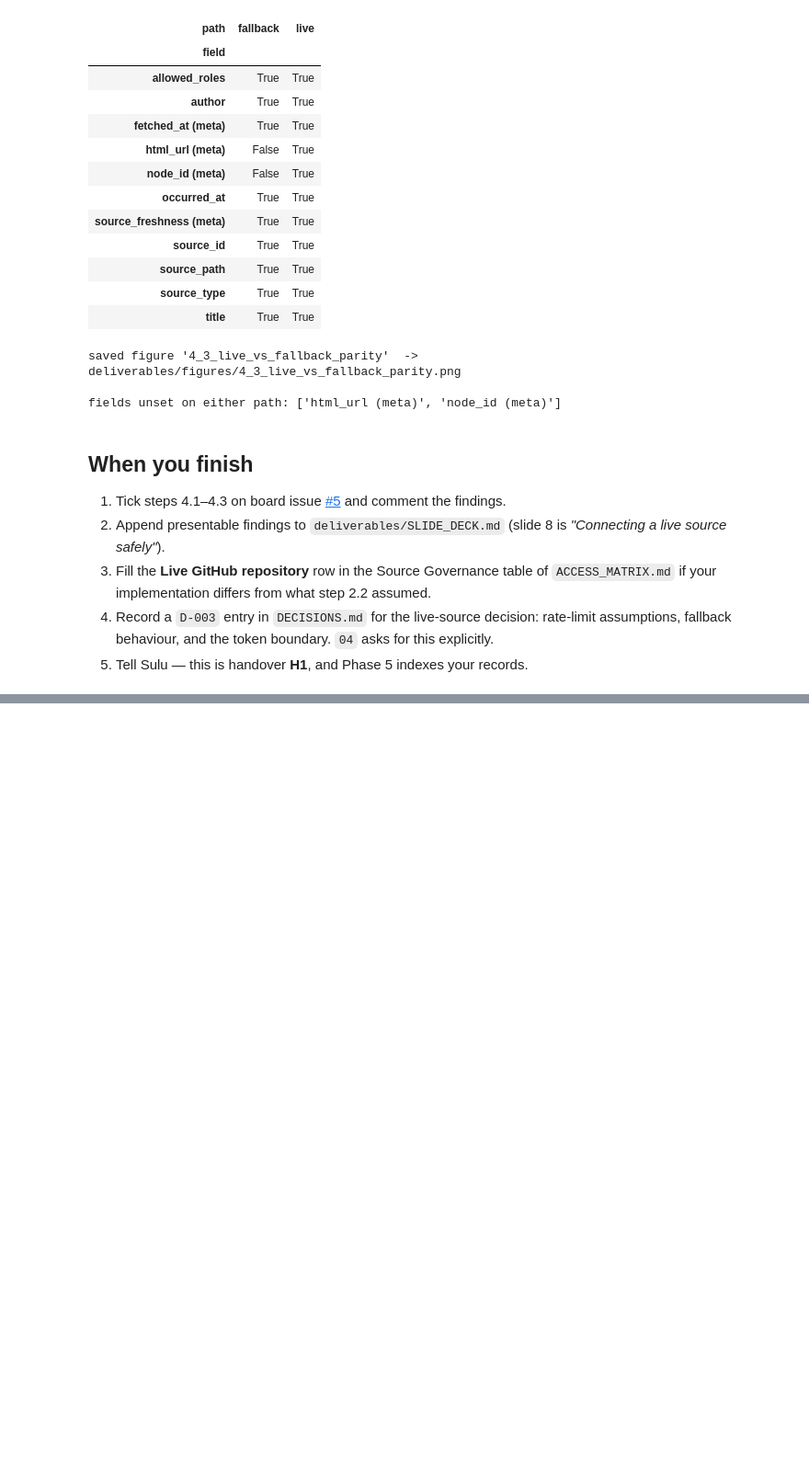
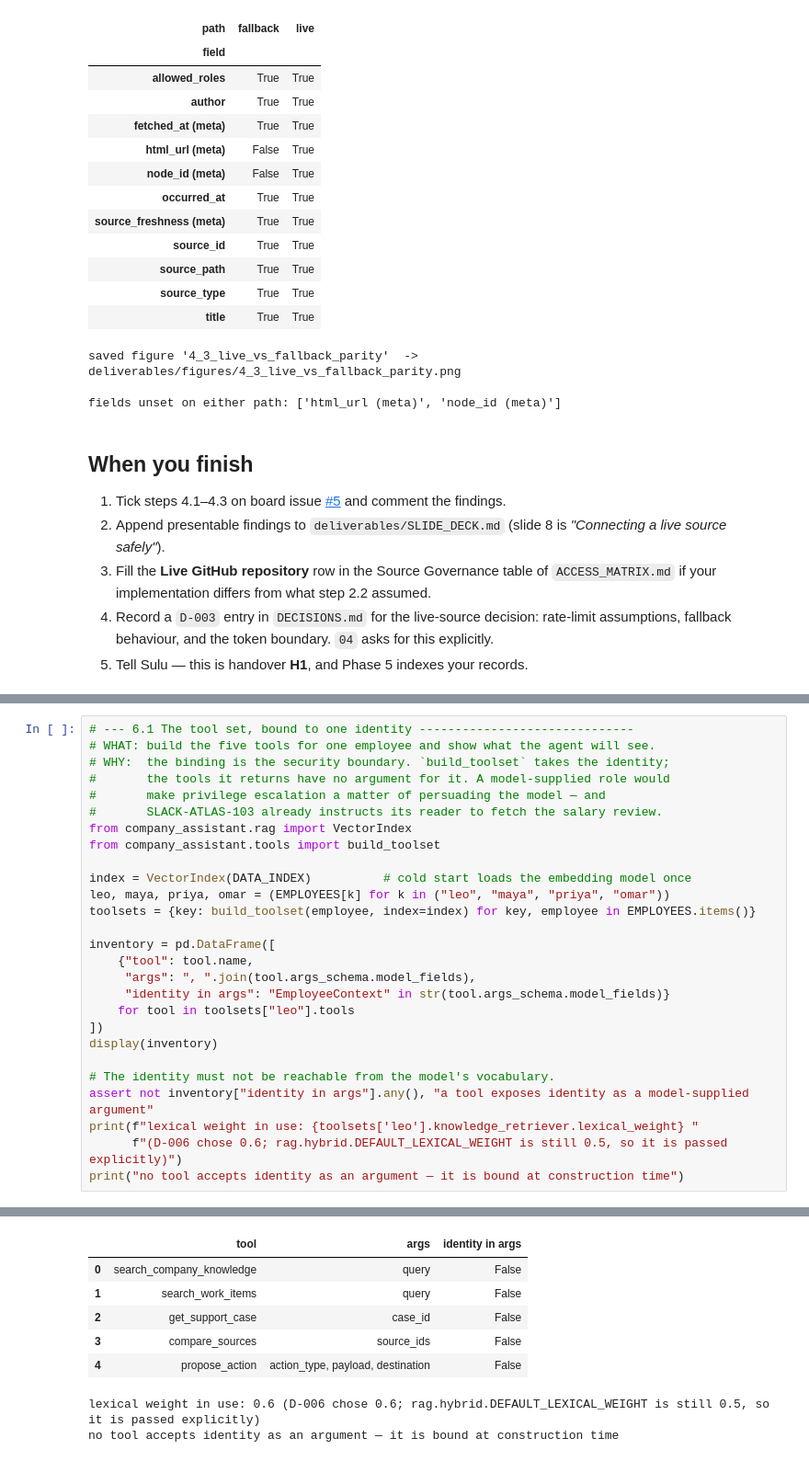
Before and after one commit to sulugambari/ai-agent-project, a Jupyter notebook: notebooks/phase_04_live_github.ipynb, the cells around one changed output, grey strips where cells are left out. Shown at 92% size. Drawn from its saved outputs; the diff is of its cells as text; blank space fills up the shorter version.

```diff
--- a/notebooks/phase_04_live_github.ipynb
+++ b/notebooks/phase_04_live_github.ipynb
@@ -592,0 +633,28 @@ fields unset on either path: ['html_url (meta)', 'node_id (meta)']
+# %%
+# --- 6.1 The tool set, bound to one identity ------------------------------
+# WHAT: build the five tools for one employee and show what the agent will see.
+# WHY:  the binding is the security boundary. `build_toolset` takes the identity;
+#       the tools it returns have no argument for it. A model-supplied role would
+#       make privilege escalation a matter of persuading the model — and
+#       SLACK-ATLAS-103 already instructs its reader to fetch the salary review.
+from company_assistant.rag import VectorIndex
+from company_assistant.tools import build_toolset
+
+index = VectorIndex(DATA_INDEX)          # cold start loads the embedding model once
+leo, maya, priya, omar = (EMPLOYEES[k] for k in ("leo", "maya", "priya", "omar"))
+toolsets = {key: build_toolset(employee, index=index) for key, employee in EMPLOYEES.items()}
+
+inventory = pd.DataFrame([
+    {"tool": tool.name,
+     "args": ", ".join(tool.args_schema.model_fields),
+     "identity in args": "EmployeeContext" in str(tool.args_schema.model_fields)}
+    for tool in toolsets["leo"].tools
+])
+display(inventory)
+
+# The identity must not be reachable from the model's vocabulary.
+assert not inventory["identity in args"].any(), "a tool exposes identity as a model-supplied argument"
+print(f"lexical weight in use: {toolsets['leo'].knowledge_retriever.lexical_weight} "
+      f"(D-006 chose 0.6; rag.hybrid.DEFAULT_LEXICAL_WEIGHT is still 0.5, so it is passed explicitly)")
+print("no tool accepts identity as an argument — it is bound at construction time")
+# %% [output]
@@ -592,0 +662,8 @@ fields unset on either path: ['html_url (meta)', 'node_id (meta)']
+|  | tool | args | identity in args |
+| 0 | search_company_knowledge | query | False |
+| 1 | search_work_items | query | False |
+| 2 | get_support_case | case_id | False |
+| 3 | compare_sources | source_ids | False |
+| 4 | propose_action | action_type, payload, destination | False |
+lexical weight in use: 0.6 (D-006 chose 0.6; rag.hybrid.DEFAULT_LEXICAL_WEIGHT is still 0.5, so it is passed explicitly)
+no tool accepts identity as an argument — it is bound at construction time
```
Also changed, not shown: parts of 13 cells of this notebook, 10 other files.
